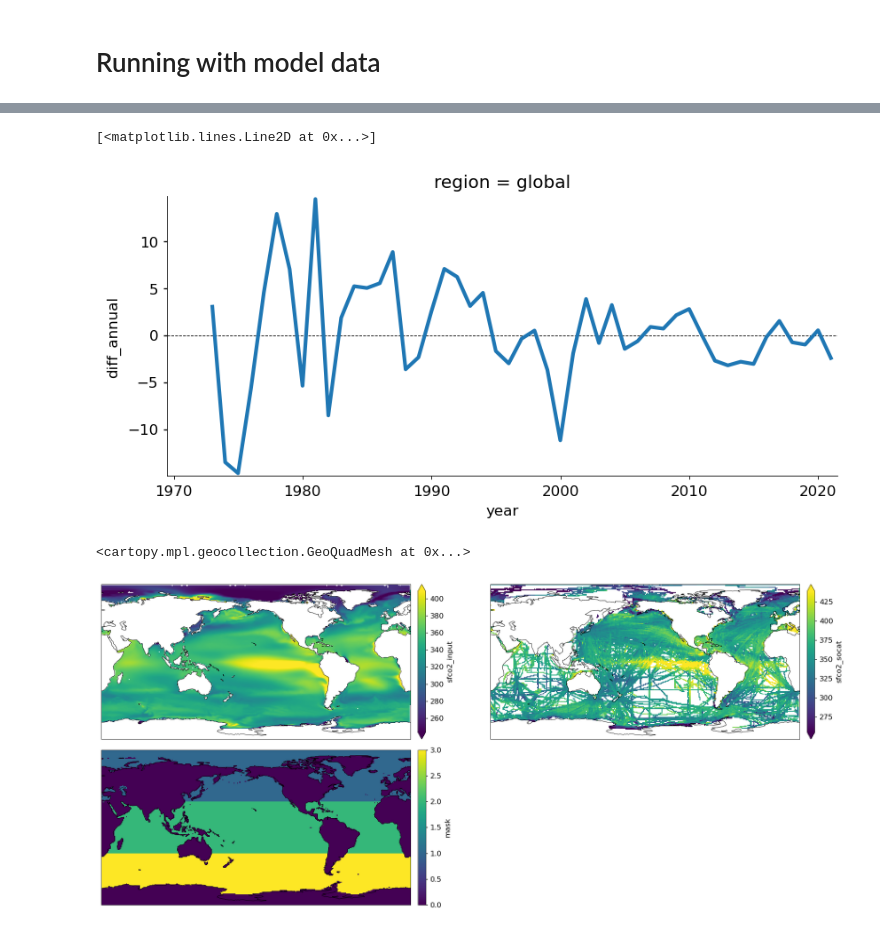
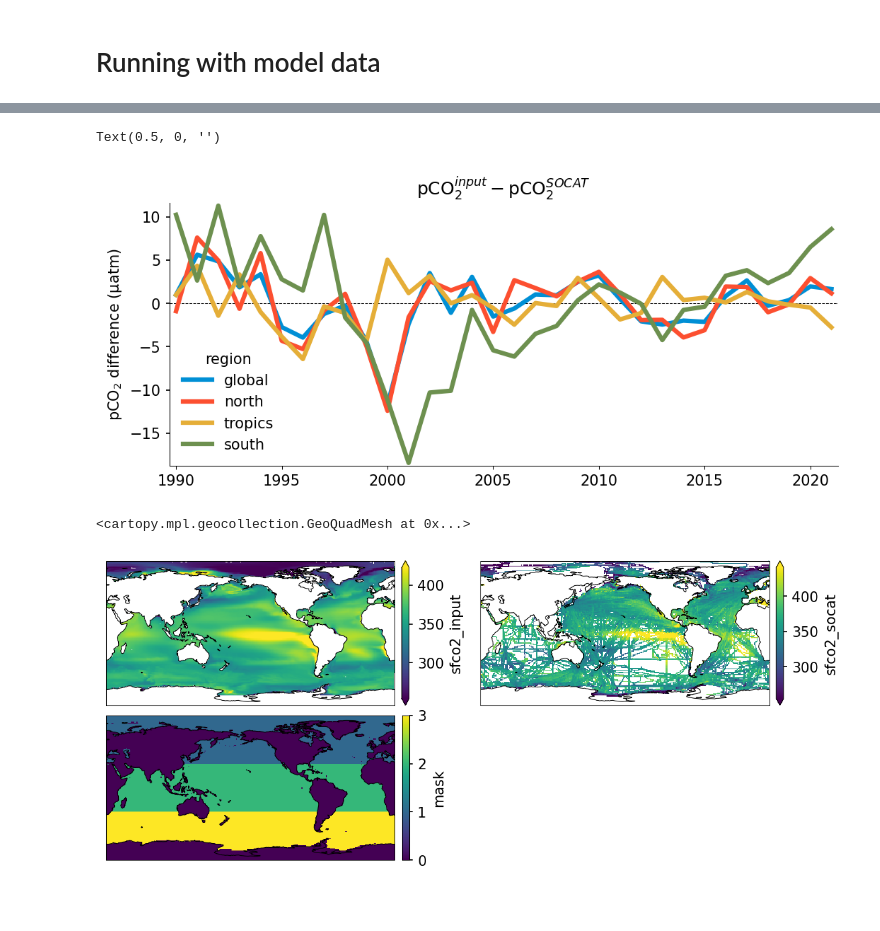
Before and after one commit to GCB-Ocean/GCB-Ocean-scripts, a Jupyter notebook: demo_gcb_socat_evaluation.ipynb, the cells around one changed output, grey strips where cells are left out. Drawn from its saved outputs; the diff is of its cells as text; code cells hidden in the pictures.

```diff
--- a/demo_gcb_socat_evaluation.ipynb
+++ b/demo_gcb_socat_evaluation.ipynb
@@ -17,8 +17,13 @@ sys.path.insert(0, '../gcb_ocean_python/')
 # stop warnings from displaying when importing this package
 warnings.filterwarnings('ignore')
 plt.rcParams['figure.dpi'] = 150
+plt.rcParams['axes.prop_cycle'] = plt.style.library['fivethirtyeight']['axes.prop_cycle']
 
 # note that socat validation is a standalone package and can be copied around without
 # any other python files required (appart from dependencies)
 import evaluation_sfco2_socat as gcb_eval
 import viz  # allows us to quickly plot maps (not standalone)
+
+# gcb_eval automatically sets YEAR_END to [current year - 1]
+# we can change this after the script has been loaded as shown below
+gcb_eval.YEAR_END = 2021
@@ -136,8 +144,11 @@ rmse.plot.bar(ax=ax)
 # Running with model data
 # %%
 url = "https://zenodo.org/record/7273309/files/GCB-2022_OceanModel_Princeton_1959-2021.nc?download=1"
-fname = download(url, None, fname='GCB-2022_OceanModel_Princeton_1959-2021.nc', path='./data_cache/')
+fname = gcb_eval.download(url, dest_path='./data_cache/')
 sfco2 = xr.open_dataset(fname).sfco2.sel(simulation='A')
+
+# to select the GCB starting period, simply truncate the input sfco2
+sfco2 = sfco2.sel(time=slice('1990', '2021'))
 # %%
 model_rmse = gcb_eval.evaluate_sfco2(sfco2, region='all', method='annual')
 # %% [output]
@@ -162,15 +172,20 @@ model_rmse = gcb_eval.evaluate_sfco2(sfco2, region='all', method='annual')
 # %%
 fig, ax = plt.subplots(figsize=[7,3])
 
 ax.axhline(0, color='k', linestyle='--', lw=0.5)
-model_rmse.diff_annual[0].plot(ax=ax)
+model_rmse.residuals.plot(ax=ax, hue='region', lw=3)
+
+ax.set_title('pCO$_2^{input} - $pCO$_2^{SOCAT}$')
+ax.set_ylabel('pCO$_2$ difference (µatm)')
+ax.set_xlabel('')
 # %% [output]
-[<matplotlib.lines.Line2D at 0x...>]
+Text(0.5, 0, '')
-[figure, old version]
+[figure, new version]
 # %%
+plt.figure(figsize=[8, 3.6])
 model_rmse.sfco2_input.mean('time').geo(pos=221)
 model_rmse.sfco2_socat.mean('time').geo(pos=222)
 model_rmse.mask.geo(pos=223)
 # %% [output]
 <cartopy.mpl.geocollection.GeoQuadMesh at 0x...>
-[figure, old version]
+[figure, new version]
```
Also changed, not shown: parts of 9 cells of this notebook, 3 other files.
